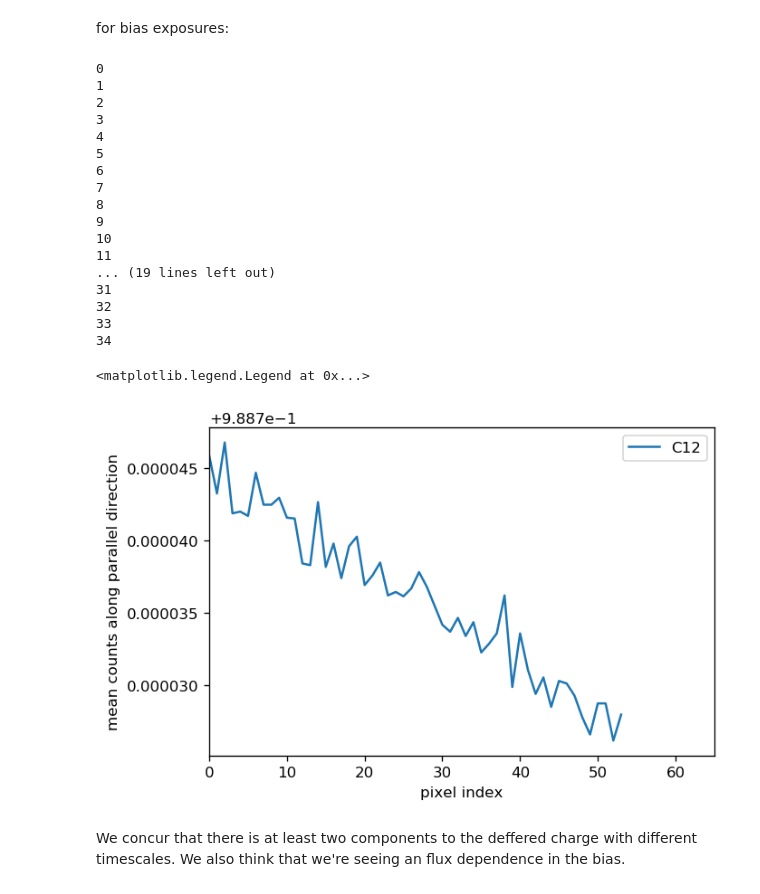
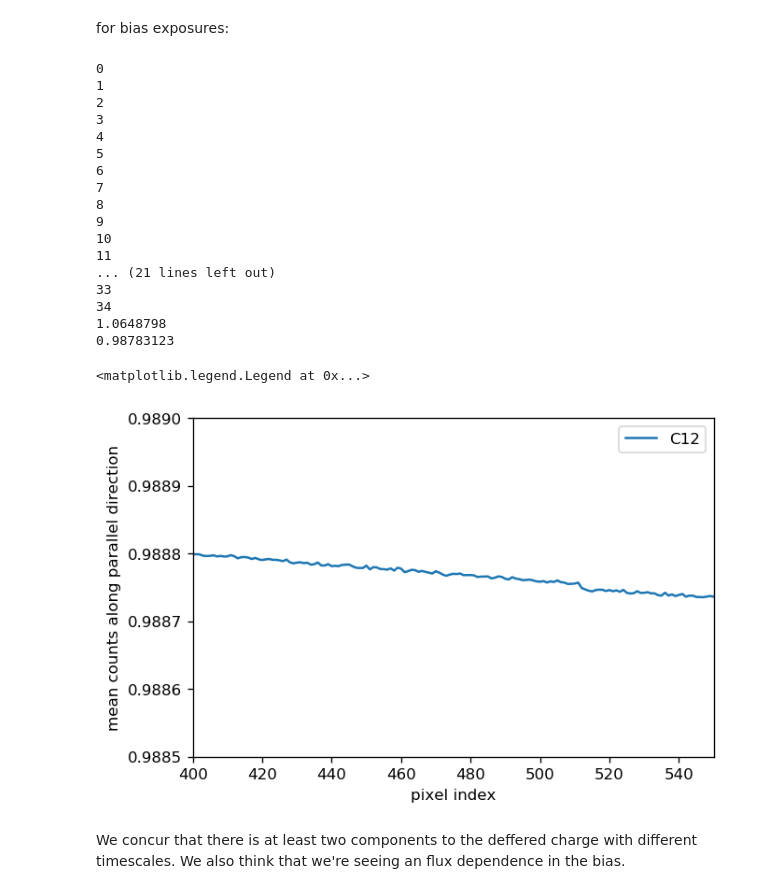
Before and after one commit to lsst/bootcamp-work, a Jupyter notebook: isr_exploration/hysteresis.ipynb, the cells around one changed output. Cells and saved outputs as stored; diff of their text form; code cells hidden in the pictures.

```diff
--- a/isr_exploration/hysteresis.ipynb
+++ b/isr_exploration/hysteresis.ipynb
@@ -234,15 +234,15 @@ for channel_name, flips in flipXY.items():
         allarr = numpy.flip(allarr, axis=0)
         overscanarr = numpy.flip(overscanarr, axis=0)
     # aggregate along y-axis.  It's ok to use array math here since we don't have any masks to begin with.
-    overscanmean = numpy.mean(overscanarr, axis=0)
+    allmean = numpy.mean(allarr, axis=0)
     # get the mean level in the detector
     detmean = numpy.mean(detarr)
-    plt.semilogy(overscanmean/detmean, label=channel_name)
+    plt.plot(allmean/detmean, label=channel_name)
 
 plt.xlabel('pixel index')
 plt.ylabel('mean counts along parallel direction')
-plt.xlim(0, 65)
-#plt.ylim(-0.5, 0.5)
+plt.xlim(400,550)
+plt.ylim(0.9885,0.989)
 plt.legend()
 print(numpy.max(overscanmean/detmean))
 # %% [output]
@@ -434,40 +439,42 @@ for visitcounter in range(len(biasvisits)):
             sumallarr=allarr.copy()
             sumoverscanarr=overscanarr.copy()
         if visitcounter!=0:
             sumdetarr+=detarr
             sumallarr+=allarr
             sumoverscanarr+=overscanarr
 for channel_name, flips in flipXY.items():
     # aggregate along y-axis.  It's ok to use array math here since we don't have any masks to begin with.
-    overscanmean = numpy.mean(sumoverscanarr, axis=0)
+    allmean = numpy.mean(sumallarr, axis=0)
     # get the mean level in the detector
     detmean = numpy.mean(sumdetarr)
-    plt.plot(overscanmean/detmean, label=channel_name)
+    plt.plot(allmean/detmean, label=channel_name)
 
+print(numpy.max(allmean/detmean))
+print(numpy.min(allmean/detmean))
 plt.xlabel('pixel index')
 plt.ylabel('mean counts along parallel direction')
-plt.xlim(0, 65)
-#plt.ylim(-0.5, 0.5)
+plt.xlim(400,550)
+plt.ylim(0.9885,0.989)
 plt.legend()
 # %% [output]
 0
 1
 2
 3
 4
 5
 6
 7
 8
 9
 10
 11
-... (19 lines left out)
-31
-32
+... (21 lines left out)
 33
 34
+1.0648798
+0.98783123
 <matplotlib.legend.Legend at 0x...>
-[figure, old version]
+[figure, new version]
 # %% [markdown]
 We concur that there is at least two components to the deffered charge with different timescales.  We also think that we're seeing an flux dependence in the bias.
```
Also changed, not shown: parts of 2 cells of this notebook.
